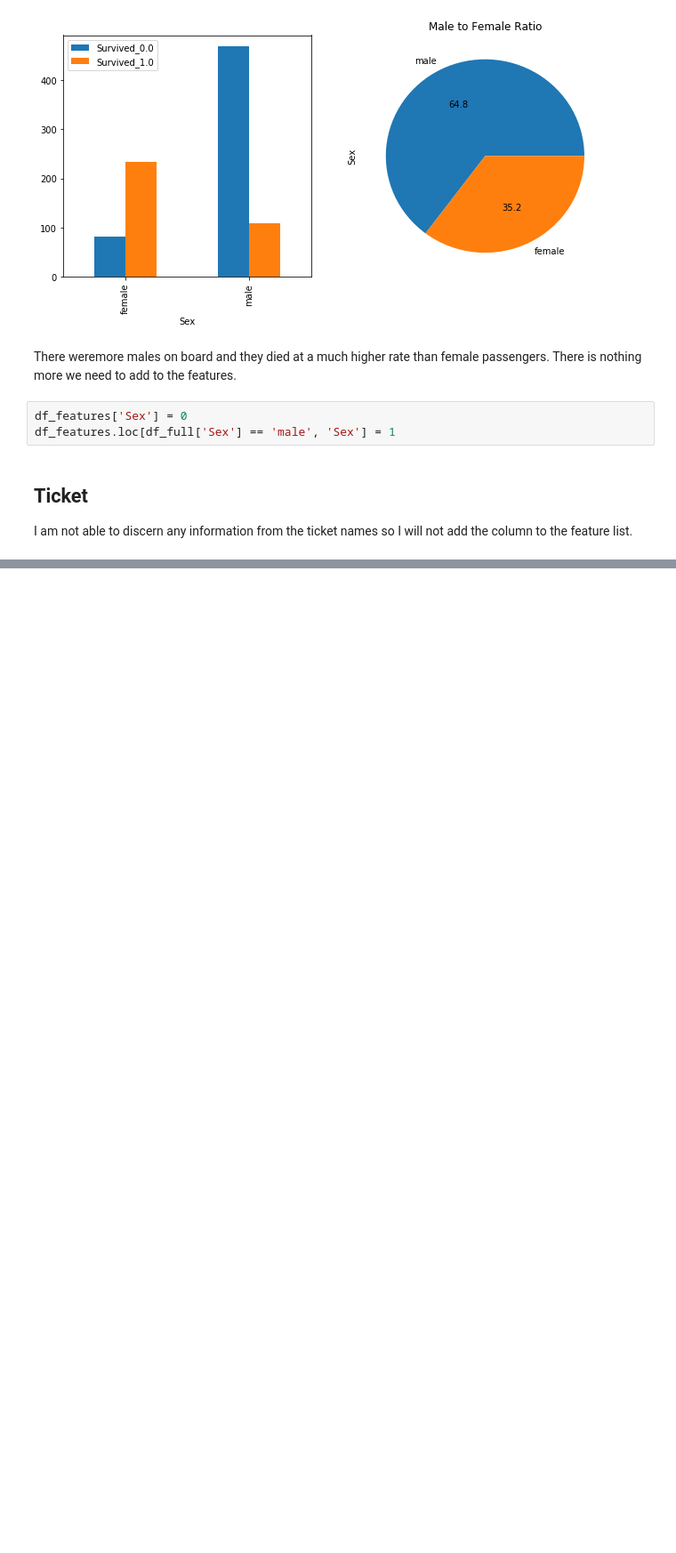
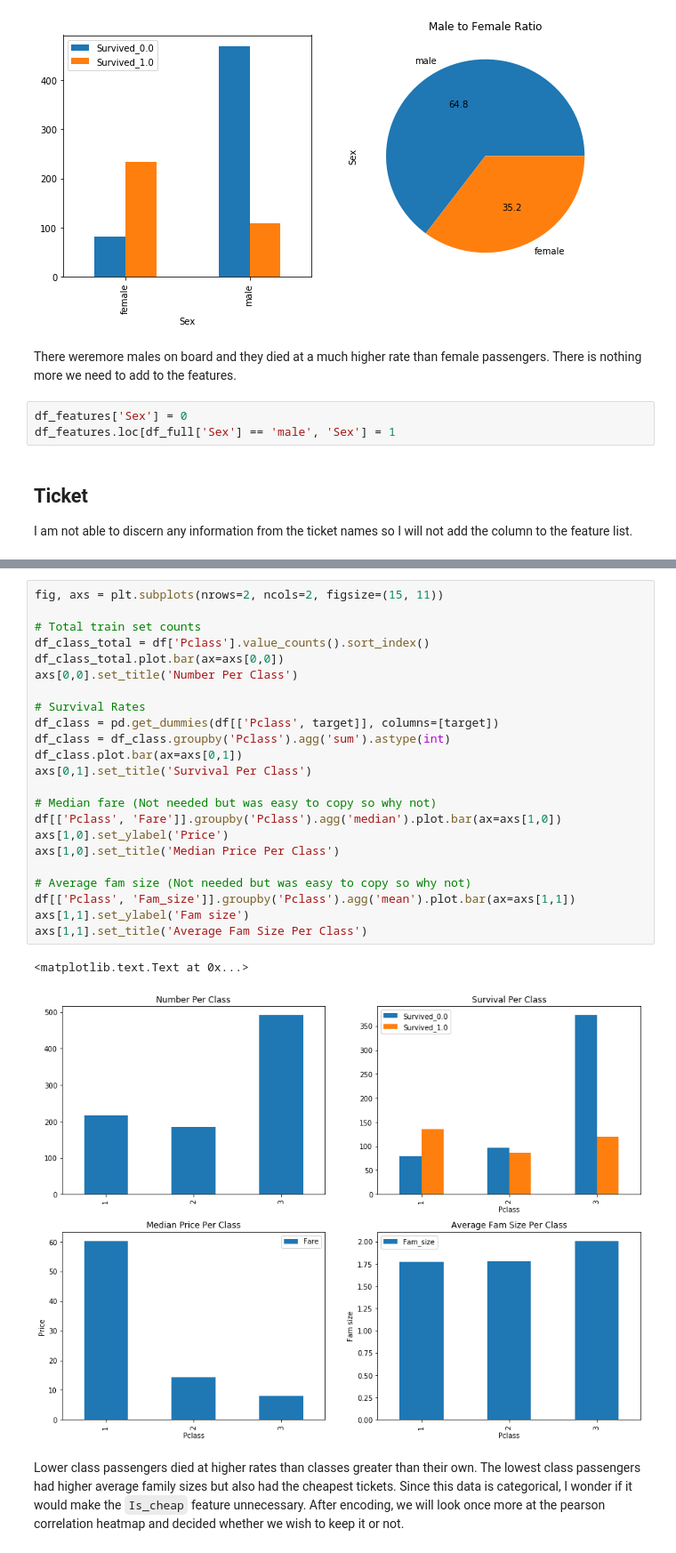
Before and after one commit to grantcooksey/kaggle-titanic, a Jupyter notebook: notebooks/Feature Engineering.ipynb, the cells around one changed output, grey strips where cells are left out. Shown at 89% size. Drawn from its saved outputs; the diff is of its cells as text; blank space fills up the shorter version.

Commit message:
Added encoding and class

````diff
--- a/notebooks/Feature Engineering.ipynb
+++ b/notebooks/Feature Engineering.ipynb
@@ -336,0 +368,28 @@ I am not able to discern any information from the ticket names so I will not add
+# %%
+fig, axs = plt.subplots(nrows=2, ncols=2, figsize=(15, 11))
+
+# Total train set counts
+df_class_total = df['Pclass'].value_counts().sort_index()
+df_class_total.plot.bar(ax=axs[0,0])
+axs[0,0].set_title('Number Per Class')
+
+# Survival Rates
+df_class = pd.get_dummies(df[['Pclass', target]], columns=[target])
+df_class = df_class.groupby('Pclass').agg('sum').astype(int)
+df_class.plot.bar(ax=axs[0,1])
+axs[0,1].set_title('Survival Per Class')
+
+# Median fare (Not needed but was easy to copy so why not)
+df[['Pclass', 'Fare']].groupby('Pclass').agg('median').plot.bar(ax=axs[1,0])
+axs[1,0].set_ylabel('Price')
+axs[1,0].set_title('Median Price Per Class')
+
+# Average fam size (Not needed but was easy to copy so why not)
+df[['Pclass', 'Fam_size']].groupby('Pclass').agg('mean').plot.bar(ax=axs[1,1])
+axs[1,1].set_ylabel('Fam size')
+axs[1,1].set_title('Average Fam Size Per Class')
+# %% [output]
+<matplotlib.text.Text at 0x...>
+[figure, added]
+# %% [markdown]
+Lower class passengers died at higher rates than classes greater than their own. The lowest class passengers had higher average family sizes but also had the cheapest tickets.  Since this data is categorical, I wonder if it would make the ```Is_cheap``` feature unnecessary.  After encoding, we will look once more at the pearson correlation heatmap and decided whether we wish to keep it or not.
````
Also changed, not shown: parts of 15 cells of this notebook.
